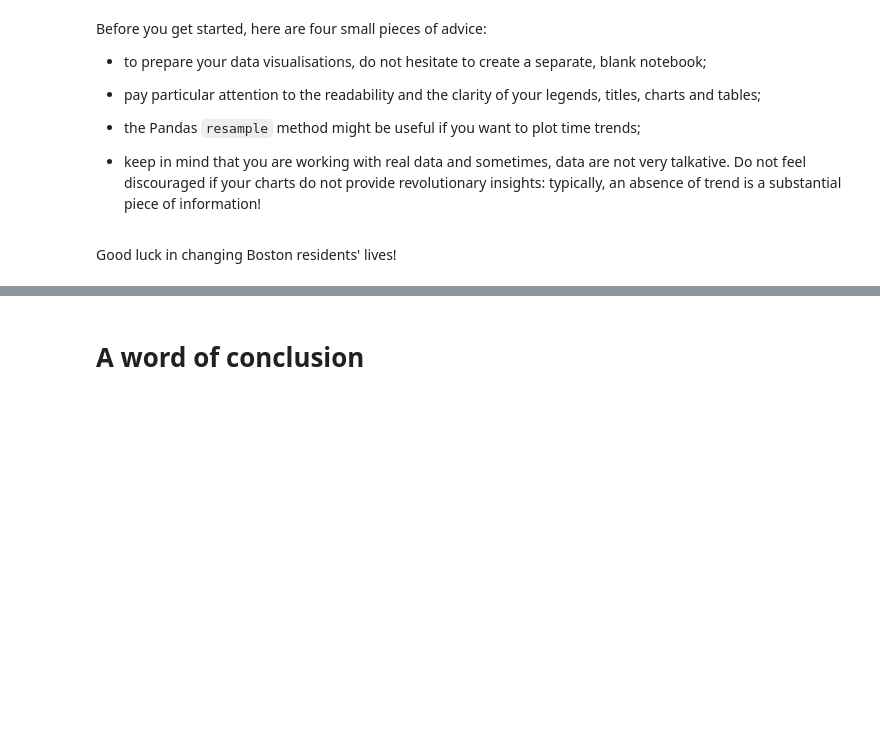
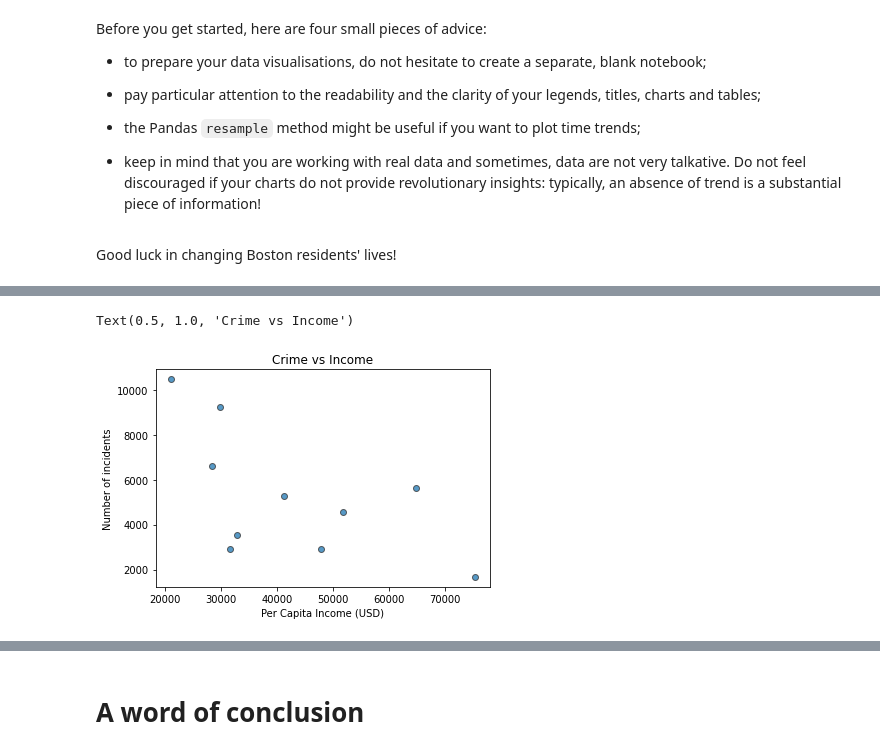
Before and after one commit to pblclrd/data-certification-exam, a Jupyter notebook: decision_science/boston_crimes.ipynb, the cells around one changed output, grey strips where cells are left out. Saved outputs shown, nothing was run; the diff lists cells and outputs as text; code cells hidden in the pictures; blank space fills up the shorter version.

```diff
--- a/decision_science/boston_crimes.ipynb
+++ b/decision_science/boston_crimes.ipynb
@@ -597,0 +621,7 @@ Good luck in changing Boston residents' lives!
+# %%
+df = pd.read_sql(
+    query_investigation, conn)
+# %%
+df = df.iloc[1:]
+# %%
+df['crime_per_inh'] = df['NB_INCIDENTS'] / df['TOTAL_POP']
@@ -597,0 +642,10 @@ Good luck in changing Boston residents' lives!
+# %%
+df = df.drop(8)
+# %%
+plt.scatter(df['PER_CAPITA_INCOME'], df['NB_INCIDENTS'], edgecolor='#333333', alpha=0.75)
+plt.xlabel('Per Capita Income (USD)')
+plt.ylabel('Number of incidents')
+plt.title('Crime vs Income')
+# %% [output]
+Text(0.5, 1.0, 'Crime vs Income')
+[figure, added]
```
Also changed, not shown: parts of 6 cells of this notebook, 2 other files.
